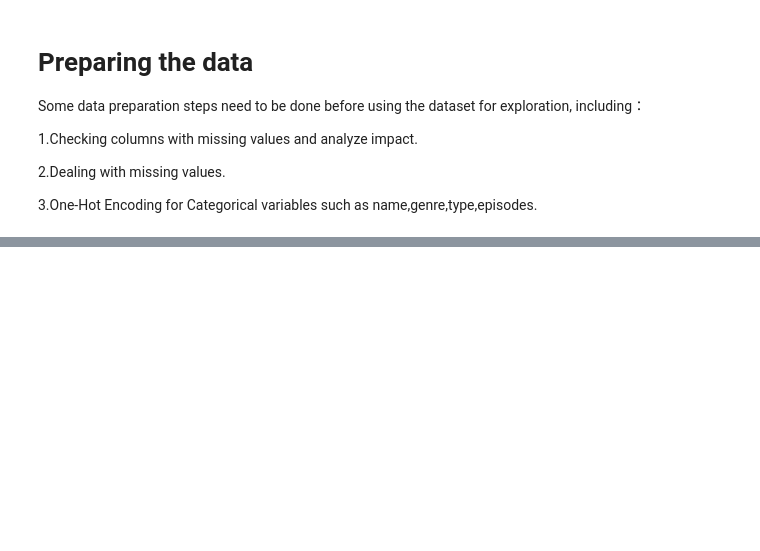
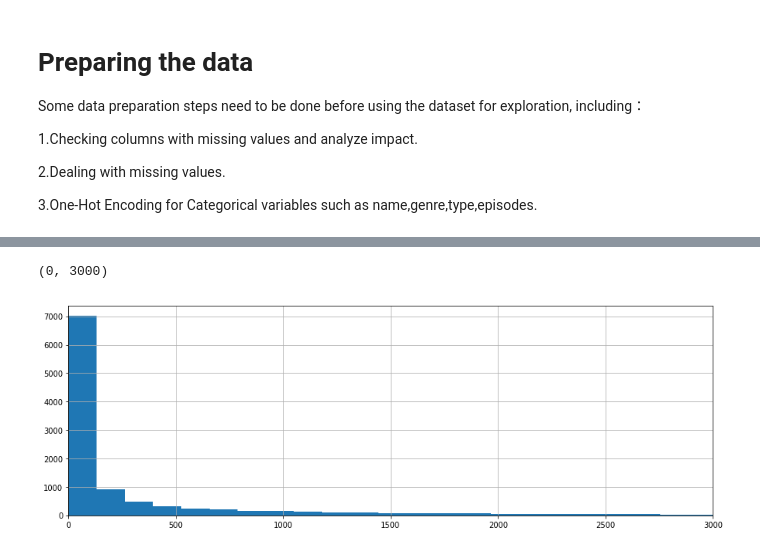
Before and after one commit to PiyushWadhai/Blog-Post-DS, a Jupyter notebook: Anime_recommendation_Blog_post.ipynb, the cells around one changed output, grey strips where cells are left out. Cells and saved outputs as stored; diff of their text form; code cells hidden in the pictures; blank space fills up the shorter version.

```diff
--- a/Anime_recommendation_Blog_post.ipynb
+++ b/Anime_recommendation_Blog_post.ipynb
@@ -103,0 +227,6 @@ dtype: int64
+# %%
+ratings = pd.DataFrame(Anime_data_df.groupby('name')['rating'].mean())
+ratings['num of ratings'] = pd.DataFrame(Anime_data_df.groupby('name')['rating'].count())
+
+genre_dict = pd.DataFrame(data=Anime_data_df[['name','genre']])
+genre_dict.set_index('name',inplace=True)
@@ -103,0 +245,7 @@ dtype: int64
+# %%
+plt.figure(figsize=(15,5))
+ratings['num of ratings'].hist(bins=300)
+plt.xlim(0,3000)
+# %% [output]
+(0, 3000)
+[figure, added]
```
Also changed, not shown: parts of 22 cells of this notebook.
